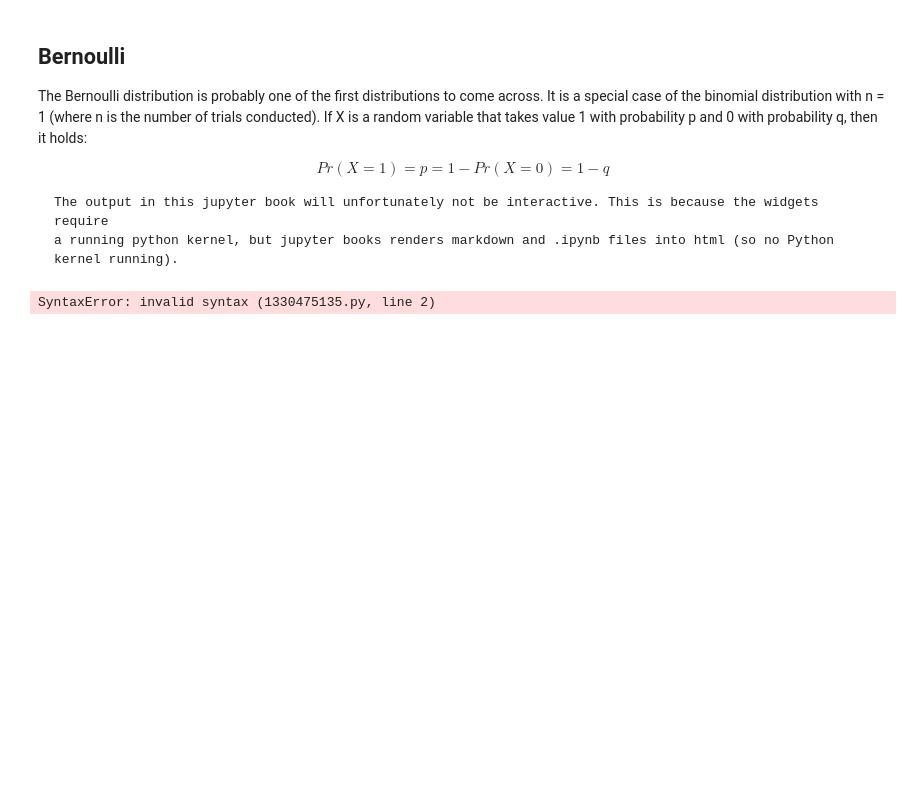
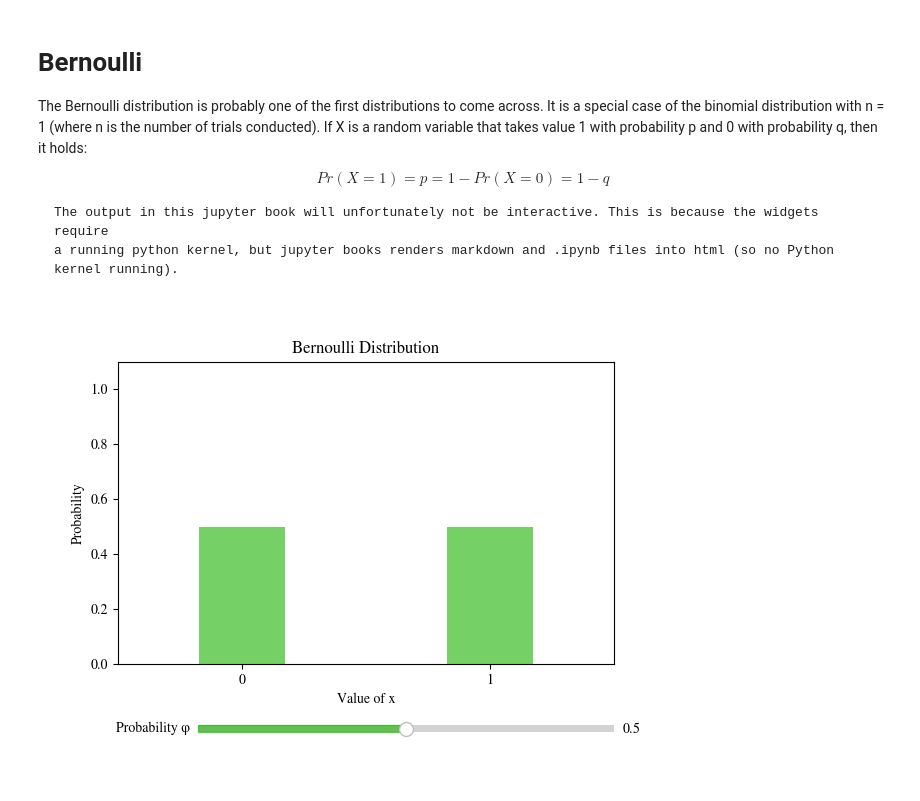
Before and after one commit to brittaao/study-sandbox, a Jupyter notebook: study-notes/_build/jupyter_execute/bernoulli.ipynb, the cells around one changed output. Drawn from its saved outputs; the diff is of its cells as text; code cells hidden in the pictures; blank space fills up the shorter version.

````diff
--- a/study-notes/_build/jupyter_execute/bernoulli.ipynb
+++ b/study-notes/_build/jupyter_execute/bernoulli.ipynb
@@ -1,5 +1,5 @@
 # %% [markdown]
-## Bernoulli
+# Bernoulli
 The Bernoulli distribution is probably one of the first distributions to come across. It is a special case
 of the binomial distribution with n = 1 (where n is the number of trials conducted). If X is a random variable
 that takes value 1 with probability p and 0 with probability q, then it holds:
@@ -15,7 +15,6 @@ kernel running).
 ```
 # %%
 %matplotlib widget
-:tags: ["hide-cell"]
 import ipywidgets as widgets
 import matplotlib.pyplot as plt
 import numpy as np
@@ -44,31 +43,31 @@ bar_container = ax.bar(x_values, probs, width=0.35, color=(0.1, 0.7, 0.0, 0.6))
 fig.subplots_adjust(bottom=0.25)
 axprob = fig.add_axes([0.25, 0.1, 0.65, 0.03])
 prob_slider = Slider(
     ax=axprob,
     label='Probability φ',
     valmin=0.0,
     valmax=1.0,
     valinit=init_phi,
     color=(0.1, 0.7, 0.0, 0.6)
 )
 
 # Change height of bars after moving the slider
 def update(val):
     probs = bernoulli(val)
     for count, rect in zip([0,1], bar_container.patches):
         rect.set_height(probs[count])
     fig.canvas.draw_idle()
 
 
 # Register the update function with the slider
 prob_slider.on_changed(update)
 
 ax.set_xlim(-0.5, 1.5)
 ax.set_ylim(0, 1.1)
 ax.set_ylabel('Probability')
 ax.set_xlabel('Value of x')
 ax.set_title('Bernoulli Distribution')
 
 plt.show()
 # %% [output]
-SyntaxError: invalid syntax (1330475135.py, line 2)
+[figure, added]
````
Also changed, not shown: 13 other files.
